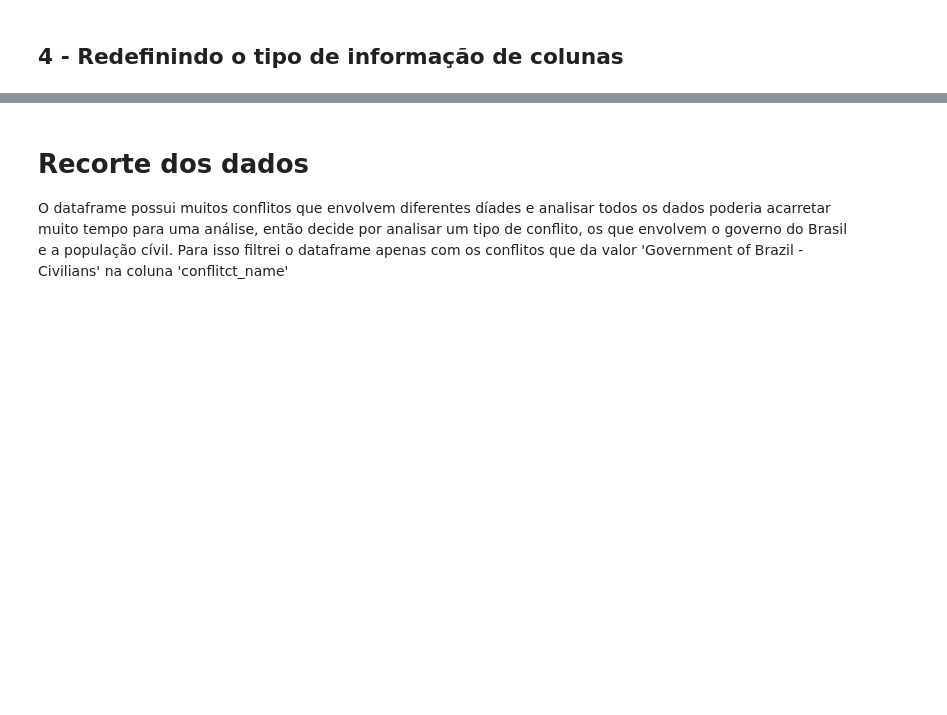
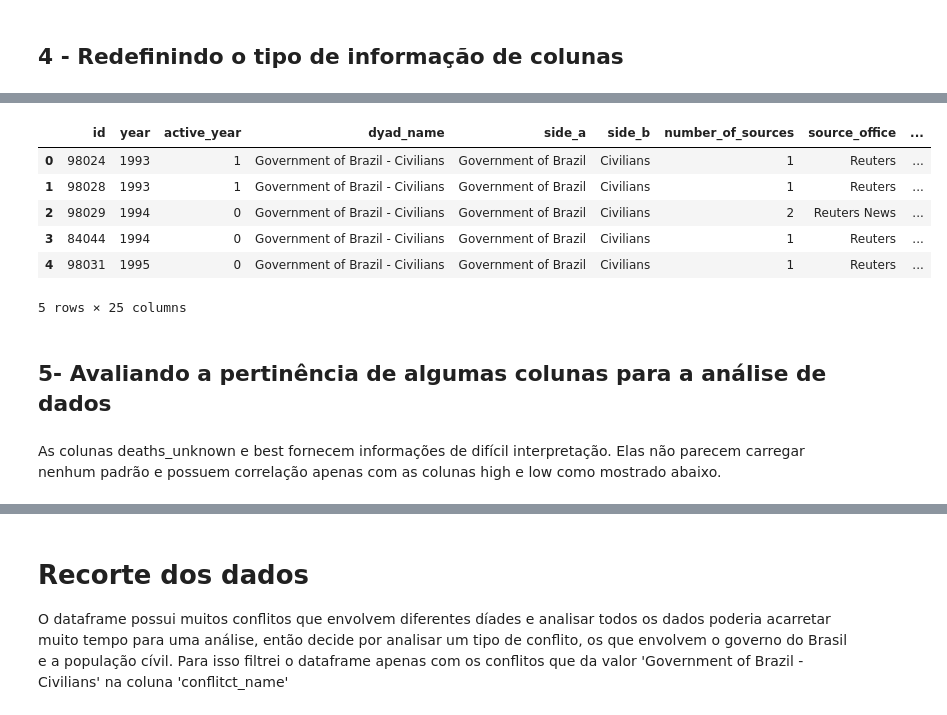
Before and after one commit to AlvaroSampaio/Brazilian-Lethal-violence, a Jupyter notebook: 01EDA.ipynb, the cells around one changed output, grey strips where cells are left out. Saved outputs shown, nothing was run; the diff lists cells and outputs as text; code cells hidden in the pictures; blank space fills up the shorter version.

```diff
--- a/01EDA.ipynb
+++ b/01EDA.ipynb
@@ -473,0 +523,9 @@ df['source_office'] = df.apply(remove_duplicates, axis=1)
+# %%
+# Convert columns to type int
+columns_to_convert = ['id', 'number_of_sources', 'active_year', 'deaths_a',
+                      'deaths_b', 'deaths_civilians', 'deaths_unknown']
+
+df[columns_to_convert] = df[columns_to_convert].astype(int)
+
+# Checking data types after conversion
+print(df.dtypes)
@@ -473,0 +550,14 @@ df['source_office'] = df.apply(remove_duplicates, axis=1)
+# %%
+df.head()
+# %% [output]
+|  | id | year | active_year | dyad_name | side_a | side_b | number_of_sources | source_office | ... |
+| 0 | 98024 | 1993 | 1 | Government of Brazil - Civilians | Government of Brazil | Civilians | 1 | Reuters | ... |
+| 1 | 98028 | 1993 | 1 | Government of Brazil - Civilians | Government of Brazil | Civilians | 1 | Reuters | ... |
+| 2 | 98029 | 1994 | 0 | Government of Brazil - Civilians | Government of Brazil | Civilians | 2 | Reuters News | ... |
+| 3 | 84044 | 1994 | 0 | Government of Brazil - Civilians | Government of Brazil | Civilians | 1 | Reuters | ... |
+| 4 | 98031 | 1995 | 0 | Government of Brazil - Civilians | Government of Brazil | Civilians | 1 | Reuters | ... |
+5 rows × 25 columns
+# %% [markdown]
+## 5- Avaliando a pertinência de algumas colunas para a análise de dados
+# %% [markdown]
+As colunas deaths_unknown e best fornecem informações de difícil interpretação. Elas não parecem carregar nenhum padrão e possuem correlação apenas com as colunas high e low como mostrado abaixo.
```
Also changed, not shown: parts of 43 cells of this notebook, 2 other files.
